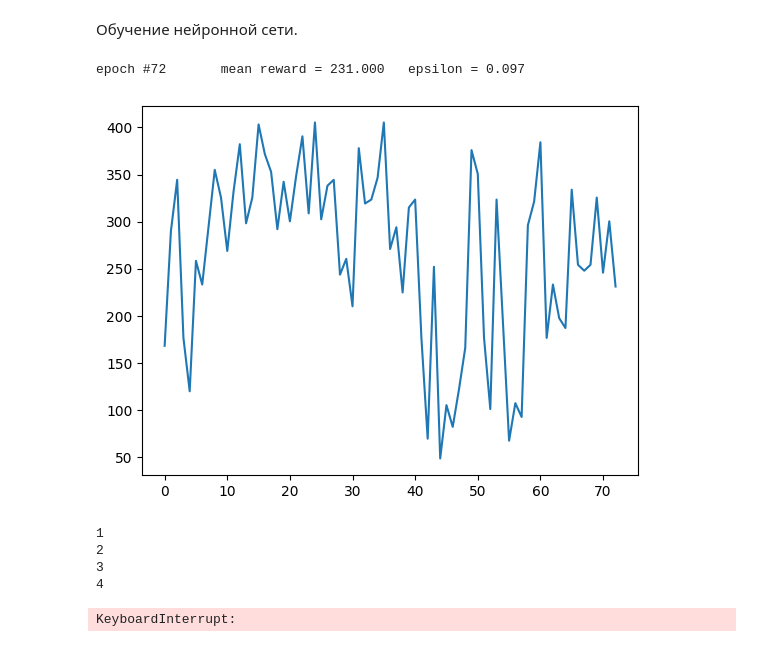
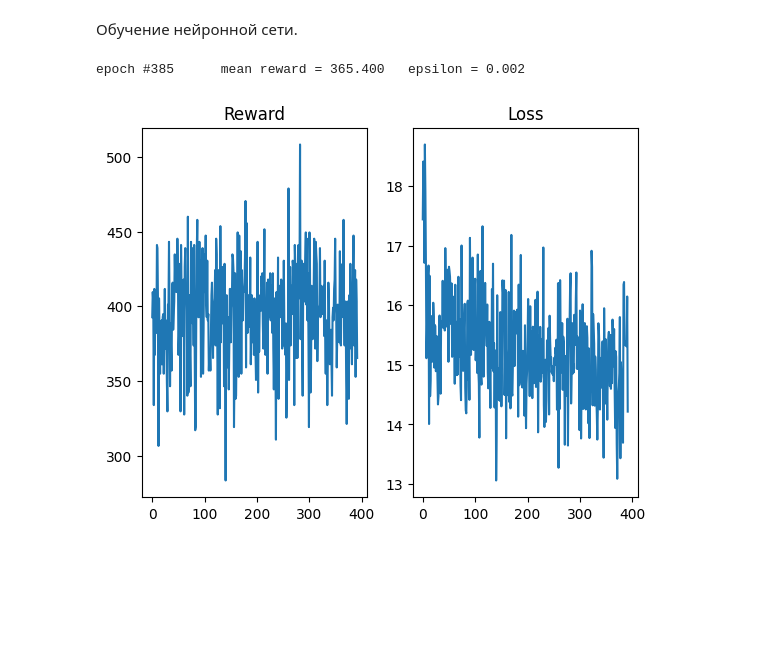
Before and after one commit to qualdoom/ml-homework, a Jupyter notebook: project/project.ipynb, the cells around one changed output. Saved outputs shown, nothing was run; the diff lists cells and outputs as text; code cells hidden in the pictures; blank space fills up the shorter version.

```diff
--- a/project/project.ipynb
+++ b/project/project.ipynb
@@ -4,7 +4,7 @@
 # !pip install gym==0.21
 # !pip list
 # %%
-# for saving models
+# for saving and training models
 
 loading = True
-saving_path = "models.txt"
+training = True
@@ -165,0 +42,7 @@ tensor([[ 0.0191,  0.0506, -0.1946,  0.0392, -0.0219,  0.1662, -0.1354]],
+# %%
+# реализована в файлах Model.py and Agent.py
+
+import Model
+from Agent import Agent, get_img_as_tensor
+
+agent = Agent(num_channels=num_channels, height=height, width=width, n_actions=n_actions)
@@ -287,41 +67,51 @@ def generate_session(env, t_max=1000, epsilon=0, train=False):
 # %%
 from IPython.display import clear_output
 
 import matplotlib.pyplot as plt
-epsilon = 0.2
-
-if loading:
-    model.load_state_dict(torch.load(saving_path))
-    model.eval()
-
 
 x = []
 y = []
 
-for i in range(1000):
-    if i % 2 == 0:
-        torch.save(model.state_dict(), saving_path)
-    session_rewards = [generate_session(env, epsilon=epsilon, train=True) for _ in range(10)]
 
-    clear_output(True)
-    print("epoch #{}\tmean reward = {:.3f}\tepsilon = {:.3f}".format(i, np.mean(session_rewards), epsilon))
+if loading:
+    losses = np.load("loss_mean.npy",allow_pickle=True).tolist()
+    y = np.load("reward_mean.npy",allow_pickle=True).tolist()
+    x = np.load("log.npy",allow_pickle=True).tolist()
+    agent.load()
 
-    epsilon *= 0.99
+if training:
+    for i in range(1000):
+        if i % 2 == 1:
+            agent.save()
+            np.save("loss_mean.npy", losses)
+            np.save("reward_mean.npy", y)
+            np.save("log.npy", x)
 
-    if epsilon < 0.001:
-        epsilon = 0.1
-    assert epsilon >= 1e-4, "Make sure epsilon is always nonzero during training"
+        session_rewards = [generate_session(env=env, agent=agent, epsilon=agent.epsilon, train=True) for _ in trange(10)]
+        losses.append(np.mean(L))
+        L = []
 
-    x.append(i)
-    y.append(np.mean(session_rewards))
+        clear_output(True)
+        print("epoch #{}\tmean reward = {:.3f}\tepsilon = {:.3f}".format(i, np.mean(session_rewards), agent.epsilon))
 
-    plt.plot(x, y)
-    plt.show()
+        agent.epsilon *= 0.99
+
+        if agent.epsilon < 0.001:
+            agent.epsilon = 0.1
+        assert agent.epsilon >= 1e-4, "Make sure epsilon is always nonzero during training"
+
+        x.append(len(x))
+        y.append(np.mean(session_rewards))
+
+        fig, axs = plt.subplots(ncols=2)
+
+        axs[0].set_title("Reward")
+        axs[0].plot(x, y)
+
+        axs[1].set_title("Loss")
+        axs[1].plot(x, losses)
+
+        plt.show()
 # %% [output]
-epoch #72       mean reward = 231.000   epsilon = 0.097
+epoch #385      mean reward = 365.400   epsilon = 0.002
-[figure, old version]
+[figure, new version]
-1
-2
-3
-4
-KeyboardInterrupt:
```
Also changed, not shown: parts of 16 cells of this notebook, 28 other files.
